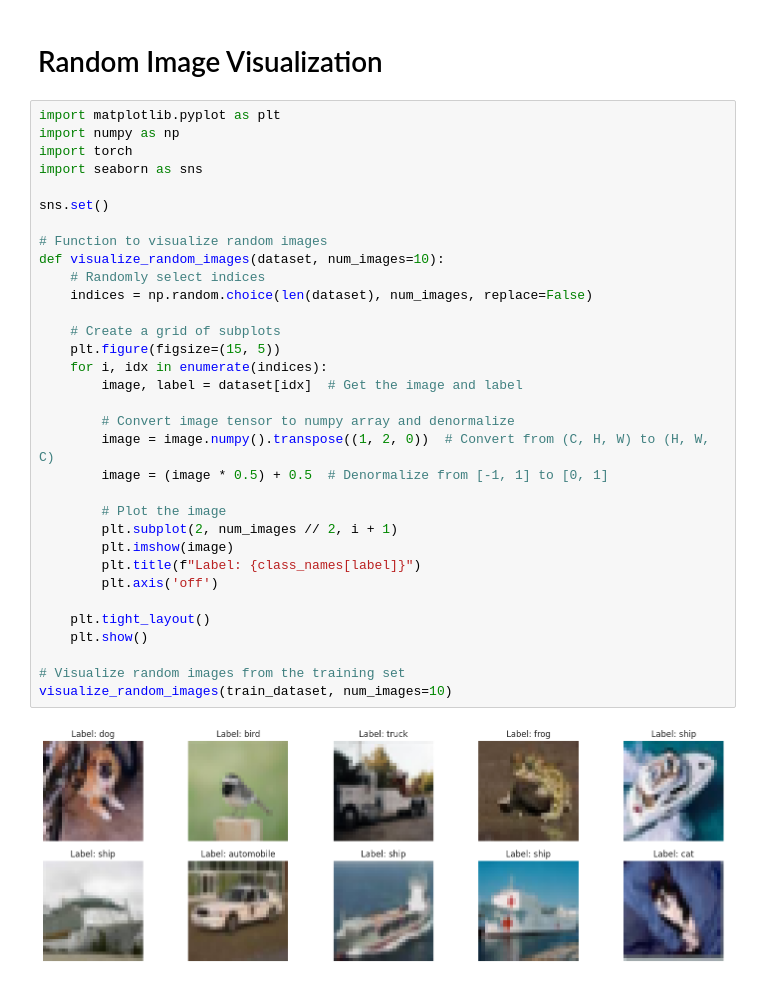
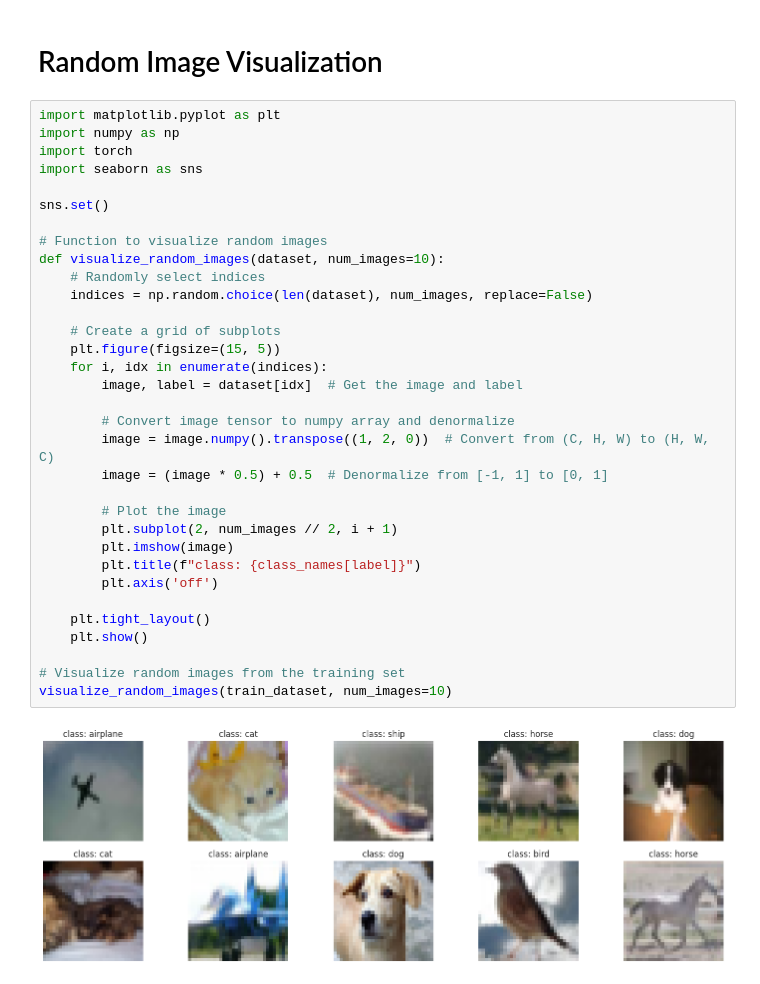
Before and after one commit to Aphlios/Jax-KNN-implementation, a Jupyter notebook: main.ipynb, the cells around one changed output. Saved outputs shown, nothing was run; the diff lists cells and outputs as text.

```diff
--- a/main.ipynb
+++ b/main.ipynb
@@ -177,32 +218,32 @@ import numpy as np
 import torch
 import seaborn as sns
 
 sns.set()
 
 # Function to visualize random images
 def visualize_random_images(dataset, num_images=10):
     # Randomly select indices
     indices = np.random.choice(len(dataset), num_images, replace=False)
 
     # Create a grid of subplots
     plt.figure(figsize=(15, 5))
     for i, idx in enumerate(indices):
         image, label = dataset[idx]  # Get the image and label
 
         # Convert image tensor to numpy array and denormalize
         image = image.numpy().transpose((1, 2, 0))  # Convert from (C, H, W) to (H, W, C)
         image = (image * 0.5) + 0.5  # Denormalize from [-1, 1] to [0, 1]
 
         # Plot the image
         plt.subplot(2, num_images // 2, i + 1)
         plt.imshow(image)
-        plt.title(f"Label: {class_names[label]}")
+        plt.title(f"class: {class_names[label]}")
         plt.axis('off')
 
     plt.tight_layout()
     plt.show()
 
 # Visualize random images from the training set
 visualize_random_images(train_dataset, num_images=10)
 # %% [output]
-[figure, old version]
+[figure, new version]
```
Also changed, not shown: parts of 6 cells of this notebook.
